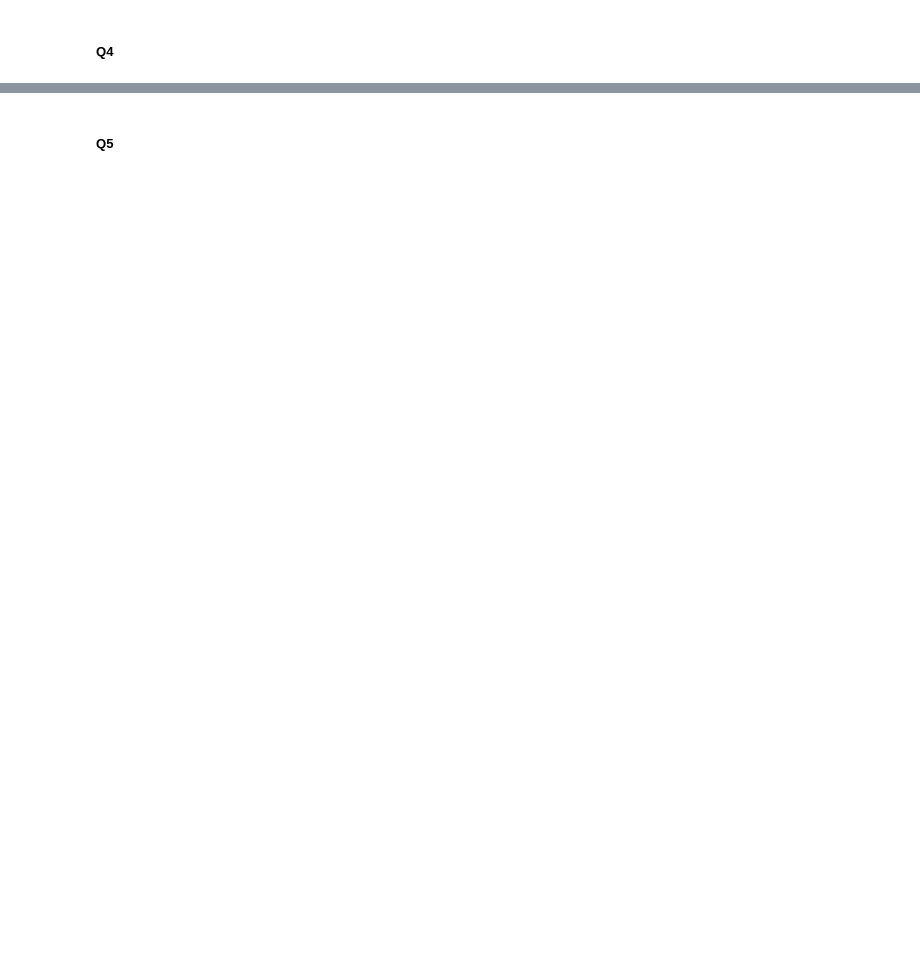
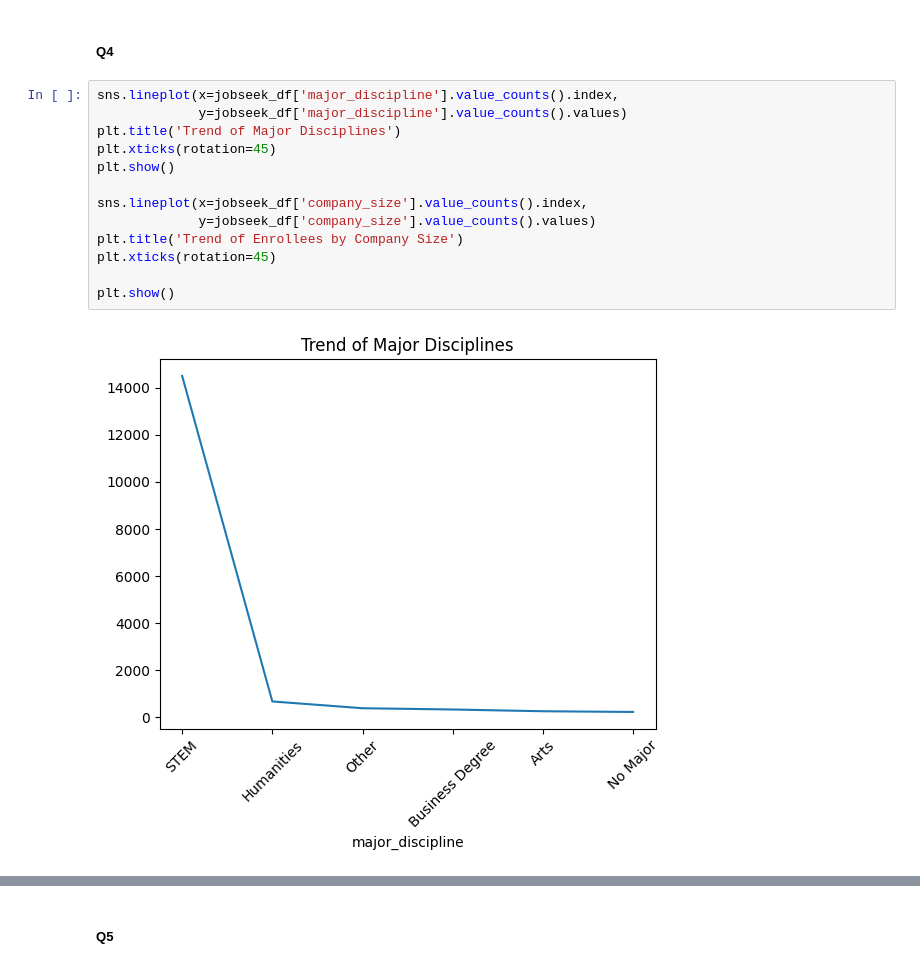
Before and after one commit to safwanakbar86/data_science_assgns, a Jupyter notebook: assgn2/a2.ipynb, the cells around one changed output, grey strips where cells are left out. Cells and saved outputs as stored; diff of their text form; blank space fills up the shorter version.

```diff
--- a/assgn2/a2.ipynb
+++ b/assgn2/a2.ipynb
@@ -122,2 +211,17 @@ memory usage: 2.0+ MB
 # %% [markdown]
 ##### Q4
+# %%
+sns.lineplot(x=jobseek_df['major_discipline'].value_counts().index,
+             y=jobseek_df['major_discipline'].value_counts().values)
+plt.title('Trend of Major Disciplines')
+plt.xticks(rotation=45)
+plt.show()
+
+sns.lineplot(x=jobseek_df['company_size'].value_counts().index,
+             y=jobseek_df['company_size'].value_counts().values)
+plt.title('Trend of Enrollees by Company Size')
+plt.xticks(rotation=45)
+
+plt.show()
+# %% [output]
+[figure, added]
```
Also changed, not shown: parts of 11 cells of this notebook.
